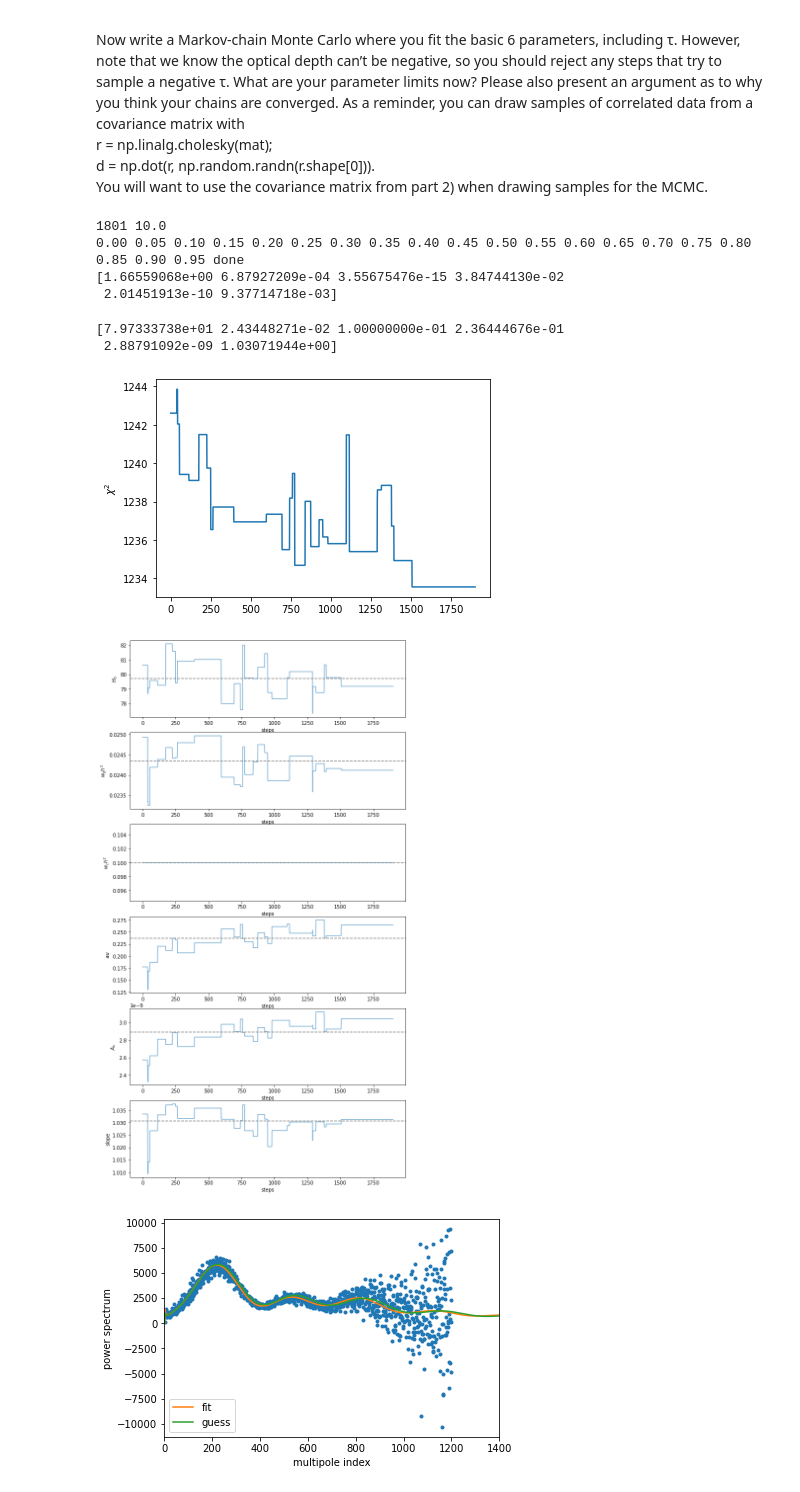
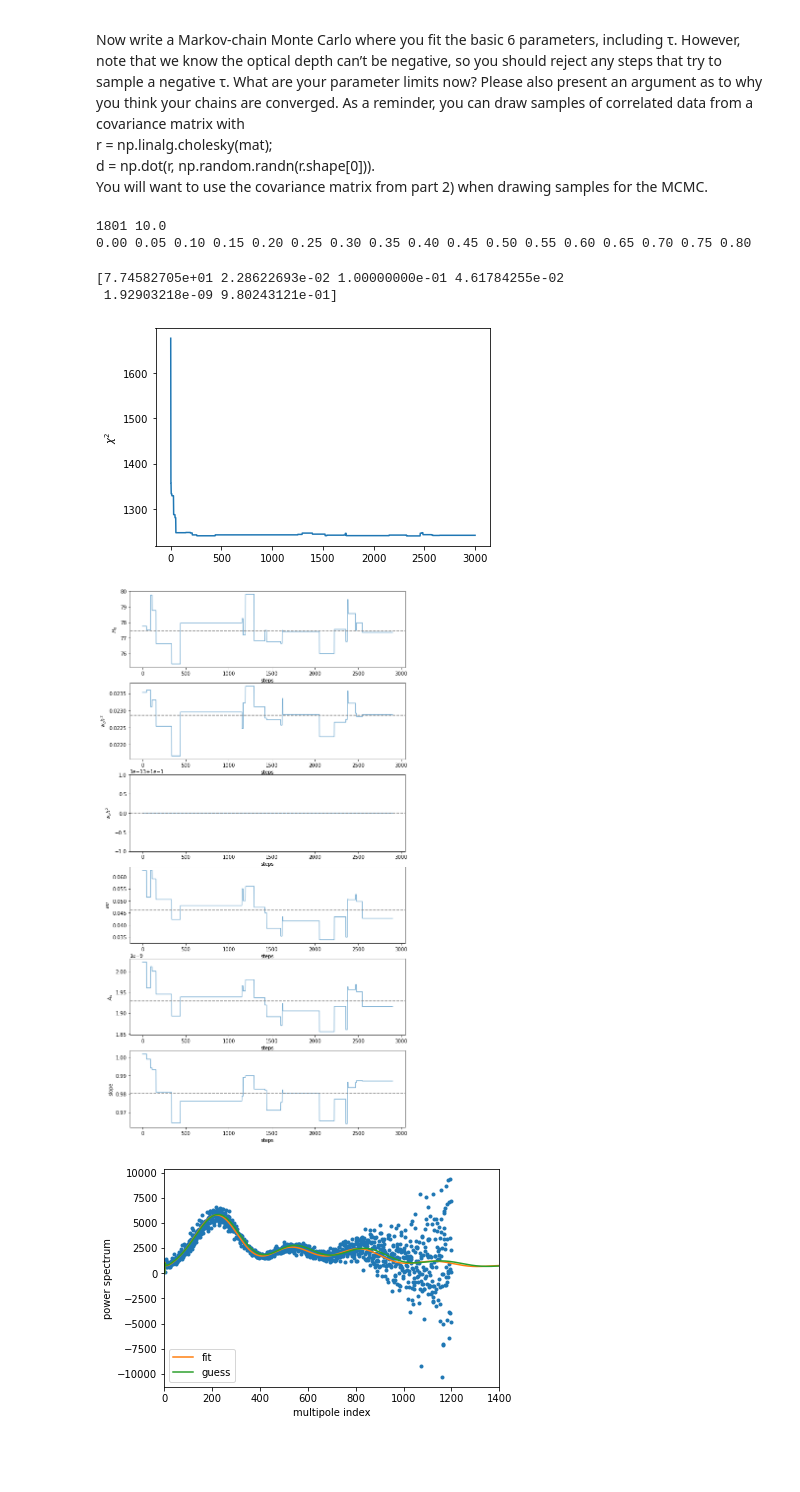
Before and after one commit to eklem1/Phys512_EK, a Jupyter notebook: PS3/3_MCMC.ipynb, the cells around one changed output. Cells and saved outputs as stored; diff of their text form; code cells hidden in the pictures; blank space fills up the shorter version.

Commit message:
lots of stuff, fixed chi^2, got some sort of lin for A1

```diff
--- a/PS3/3_MCMC.ipynb
+++ b/PS3/3_MCMC.ipynb
@@ -40,14 +66,9 @@ r = np.linalg.cholesky(mat);
 d = np.dot(r, np.random.randn(r.shape[0])).
 You will want to use the covariance matrix from part 2) when drawing samples for the MCMC.
 # %%
-def ourfun(x,pars):
-    #y=a sin(b/(x-c))+d
-    y=pars[0]*np.sin(pars[1]/(x-pars[2]))+pars[3]
-    return y
-
 def cmbfun(x,pars):
     #call the cmb function with the current parameters
-    y = wmap_camb_example.get_spectrum(pars, len(x))[:-2]
+    y = wmap_camb_example.get_spectrum(pars, len(x))
     return y
 
 def our_chisq(data,pars):
@@ -61,13 +82,13 @@ def our_chisq(data,pars):
     if pars[3] < 0:
         chisq = np.inf
     else:
-        model=cmbfun(x,pars)
+        model=cmbfun(x,pars)[2:]
 
         chisq=np.sum( (y-model)**2/noise**2)
     return chisq
 
 
-#but this stuff in somewhere ones i have the matrix
+#put this stuff in somewhere ones i have the matrix
 # coVarMatrix = np.diag(wmap[:,2]**2)
 
 # r = np.linalg.cholesky(coVarMatrix);
@@ -84,19 +105,20 @@ def run_mcmc(pars, data, par_step, chifun, nstep=5000):
     chivec=np.zeros(nstep)
 
     chi_cur=chifun(data,pars)
-    L = np.linalg.cholesky(covA);
-# d = np.dot(r, np.random.randn(r.shape[0])).
+#     L = np.linalg.cholesky(covA);
+    # d = np.dot(r, np.random.randn(r.shape[0])).
 
     for i in range(nstep):
 
-#         pars_trial=pars+np.random.randn(npar)*par_step
-        pars_trial=pars+L@np.random.randn(npar) #for using corvar for steps
+        pars_trial=pars+np.random.randn(npar)*par_step
+#         pars_trial=pars+L@np.random.randn(npar) #for using corvar for steps
 
         chi_trial=chifun(data,pars_trial)
 
         #we now have chi^2 at our current location
         #and chi^2 in our trial location. decide if we take the step
         accept_prob=np.exp(-0.5*(chi_trial-chi_cur))
+
         if np.random.rand(1)<accept_prob: #accept the step with appropriate probability
             pars=pars_trial
             chi_cur=chi_trial
@@ -119,6 +141,7 @@ print(len(x), x[-1])
 par_sigs=np.asarray([65,0.02,0.1,0.05,2e-9,0.96])/100
 
 #[H_0, w_bh2, w_ch2, tau, A_s, slope]
+#could start using results from NM
 pars_guess=np.asarray([65,0.02,0.1,0.05,2e-9,0.96])
 
 data=[wmap[:,0], wmap[:,1], wmap[:,2]]
@@ -132,39 +155,37 @@ pars_new=np.mean(chain,axis=0)
 print(pars_sigs_new)
 # %% [output]
 1801 10.0
-0.00 0.05 0.10 0.15 0.20 0.25 0.30 0.35 0.40 0.45 0.50 0.55 0.60 0.65 0.70 0.75 0.80 0.85 0.90 0.95 done
-[1.66559068e+00 6.87927209e-04 3.55675476e-15 3.84744130e-02
- 2.01451913e-10 9.37714718e-03]
+0.00 0.05 0.10 0.15 0.20 0.25 0.30 0.35 0.40 0.45 0.50 0.55 0.60 0.65 0.70 0.75 0.80
 # %%
 pars_new=np.mean(chain[20:,:], axis=0)
 print(pars_new)
 
 variables = ['$H_0$', '$w_bh^2$', '$w_ch^2$', '$\tau$', '$A_s$', 'slope']
 
 paths = np.transpose(chain)
 
 # plt.semilogy(chivec)
-plt.plot(chivec[100:])
+plt.plot(chivec[0:])
 
 plt.ylabel("$\chi^2$")
 plt.show()
 
 fig, ax = plt.subplots(6, 1, figsize=(10,20))
 axs = ax.flatten()
 
 for i, vchain in enumerate(paths):
     axs[i].plot(vchain[100:], alpha=0.6)
 #     axs[i].set_title(variables[i])
     axs[i].axhline(pars_new[i], color='grey', ls="--", label="std")
     axs[i].set_xlabel('steps')
     axs[i].set_ylabel(variables[i])
 
 plt.show()
 # %% [output]
-[7.97333738e+01 2.43448271e-02 1.00000000e-01 2.36444676e-01
- 2.88791092e-09 1.03071944e+00]
+[7.74582705e+01 2.28622693e-02 1.00000000e-01 4.61784255e-02
+ 1.92903218e-09 9.80243121e-01]
-[figure, old version]
+[figure, new version]
-[figure, old version]
+[figure, new version]
 # %%
 # plt.errorbar(wmap[:,0],wmap[:,1],wmap[:,2],fmt='*', alpha=0.1)
 plt.plot(wmap[:,0],wmap[:,1],'.')
```
Also changed, not shown: parts of 6 cells of this notebook, 2 other files.
